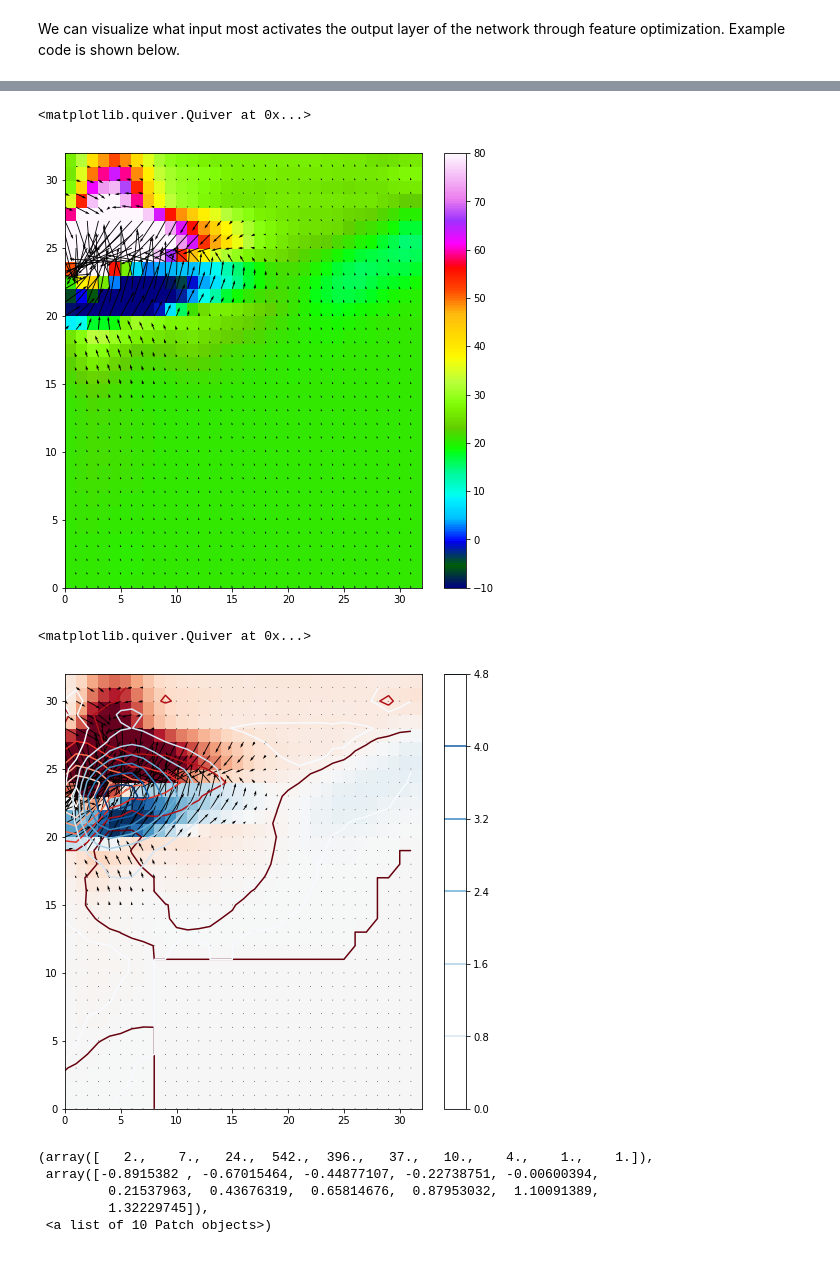
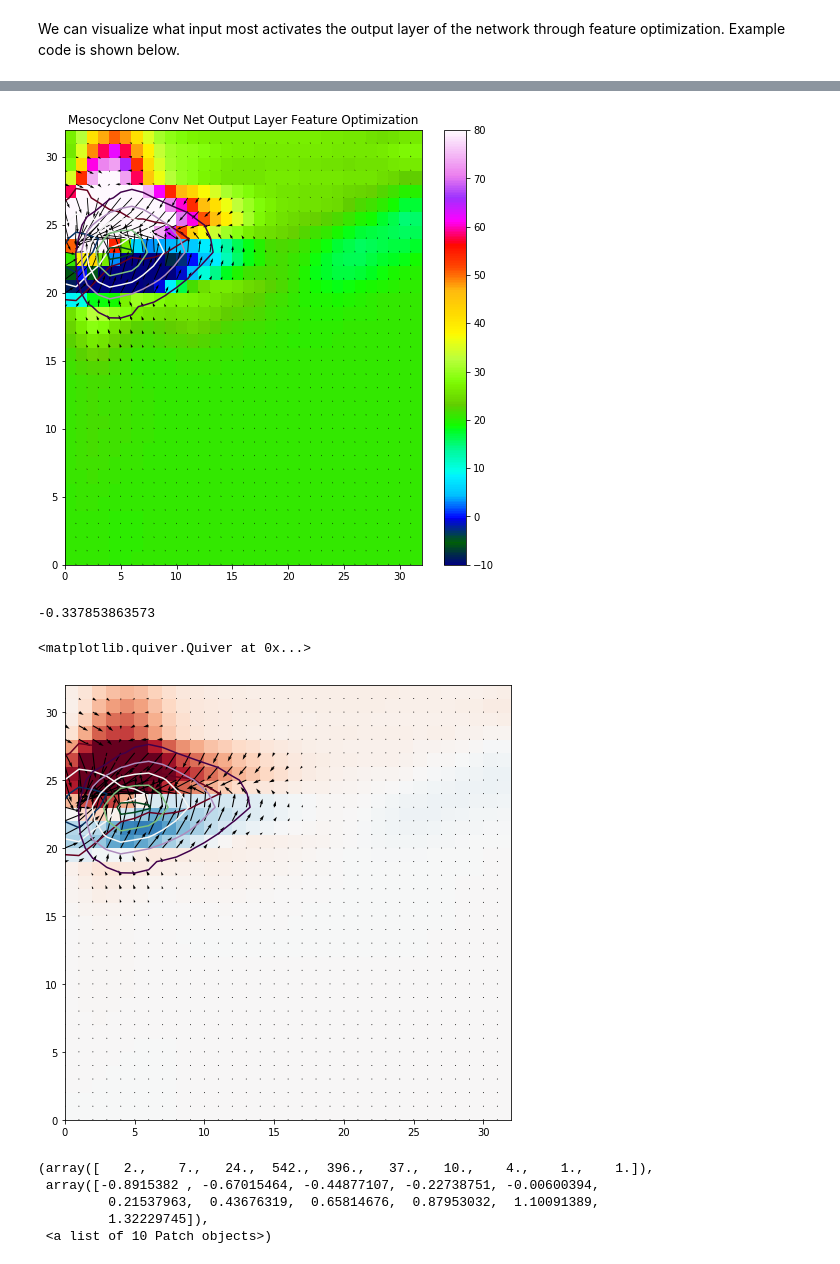
Before and after one commit to djgagne/swirlnet, a Jupyter notebook: notebooks/deep_swirl_tutorial.ipynb, the cells around one changed output, grey strips where cells are left out. Saved outputs shown, nothing was run; the diff lists cells and outputs as text; code cells hidden in the pictures.

```diff
--- a/notebooks/deep_swirl_tutorial.ipynb
+++ b/notebooks/deep_swirl_tutorial.ipynb
@@ -509,7 +512,7 @@ iterate = K.function([conv_model.input, K.learning_phase()],
 #input_img_data = np.random.normal(scale=0.1, size=(1, 32, 32, len(in_vars)))
 input_img_data = np.zeros(shape=(1, 32, 32, len(in_vars)))
 
-for i in range(50):
+for i in range(30):
     out_loss, out_grad = iterate([input_img_data, 0])
     input_img_data -= out_grad * 0.1
     print(out_loss)
@@ -535,26 +538,28 @@ for i in range(50):
 plt.figure(figsize=(8, 8))
 plt.pcolormesh(input_img_data[0, :, :, 0] * scaling_values.loc[0, "std"] + scaling_values.loc[0, "mean"],
                vmin=-10, vmax=80, cmap="gist_ncar")
-#plt.contour(input_img_data[0, :, :, 1], cmap="Reds")
-#plt.contour(input_img_data[0, :, :, 2], cmap="Blues")
-
 plt.colorbar()
+plt.contour(input_img_data[0, :, :, 1], [-5, -4, -3, -2, -1, 1, 2, 3, 4, 5], cmap="RdBu_r")
+plt.contour(input_img_data[0, :, :, 2], [-5, -4, -3, -2, -1, 1, 2, 3, 4, 5], cmap="PRGn")
 plt.quiver(input_img_data[0, :, :, -2]* scaling_values.loc[3, "std"] + scaling_values.loc[3, "mean"],
-           input_img_data[0, :, :, -1]* scaling_values.loc[4, "std"] + scaling_values.loc[4, "mean"])
+           input_img_data[0, :, :, -1]* scaling_values.loc[4, "std"] + scaling_values.loc[4, "mean"],
+           scale=500)
+plt.title("Mesocyclone Conv Net Output Layer Feature Optimization")
+plt.savefig("conv_model_output_feature.png", dpi=200, bbox_inches="tight")
 # %% [output]
-<matplotlib.quiver.Quiver at 0x...>
-[figure, old version]
+[figure, new version]
 # %%
 plt.figure(figsize=(8, 8))
 plt.pcolormesh(input_img_data[0, :, :, 0],
-               vmin=-3, vmax=3, cmap="RdBu_r")
-plt.contour(input_img_data[0, :, :, 1], cmap="Reds")
-plt.contour(input_img_data[0, :, :, 2], cmap="Blues")
-plt.colorbar()
-plt.quiver(input_img_data[0, :, :, 3], input_img_data[0, :, :, 4])
+               vmin=-5, vmax=5, cmap="RdBu_r")
+plt.contour(input_img_data[0, :, :, 1], [-5, -4, -3, -2, -1, 1, 2, 3, 4, 5], cmap="RdBu_r")
+plt.contour(input_img_data[0, :, :, 2], [-5, -4, -3, -2, -1, 1, 2, 3, 4, 5], cmap="PRGn")
+print(input_img_data[0, :, :, 2].min())
+plt.quiver(input_img_data[0, :, :, 3], input_img_data[0, :, :, 4], scale=100)
 # %% [output]
-<matplotlib.quiver.Quiver at 0x...>
+-0.337853863573
+<matplotlib.quiver.Quiver at 0x...>
-[figure, old version]
+[figure, new version]
 # %%
 plt.hist(conv_model.layers[-2].get_weights()[0])
 # %% [output]
```
Also changed, not shown: parts of 10 cells of this notebook.
